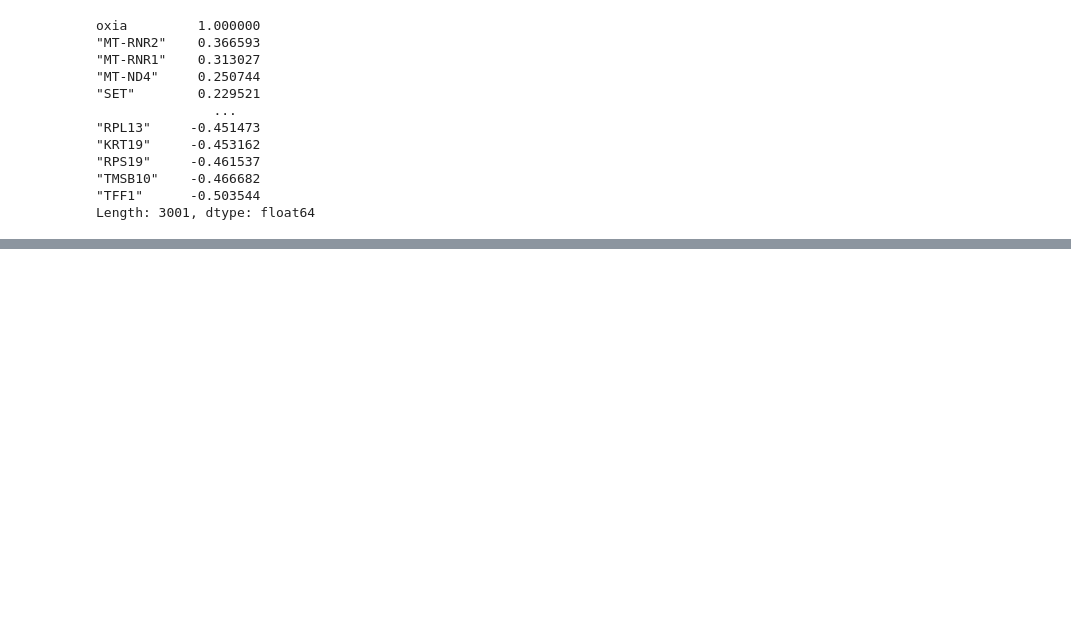
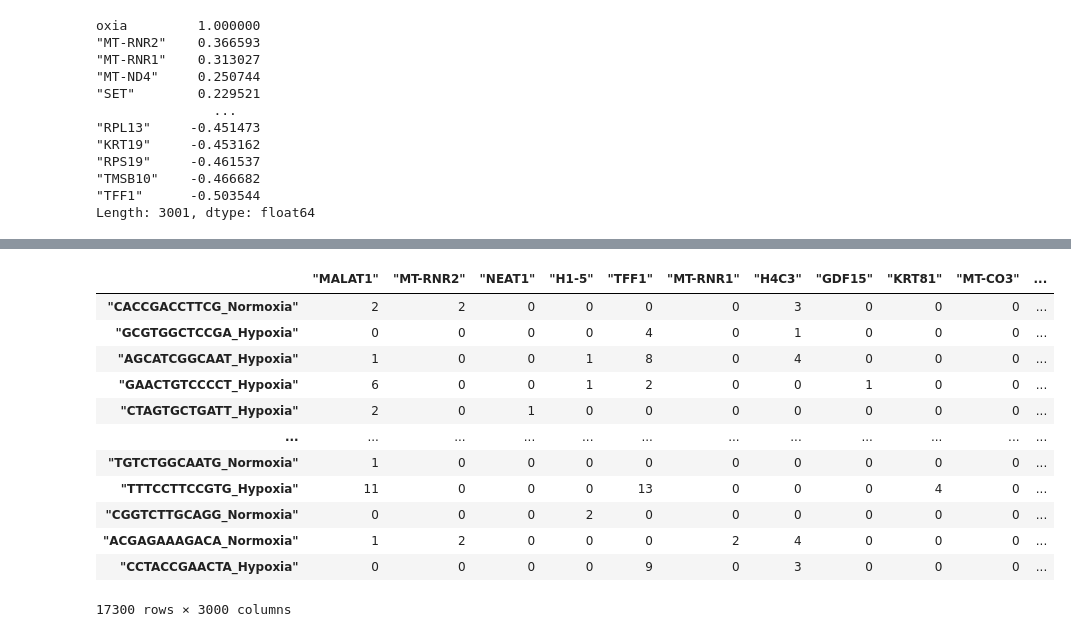
Before and after one commit to MauriceCC04/AI-Lab, a Jupyter notebook: supervised mcf7.ipynb, the cells around one changed output, grey strips where cells are left out. Cells and saved outputs as stored; diff of their text form; code cells hidden in the pictures; blank space fills up the shorter version.

```diff
--- a/supervised mcf7.ipynb
+++ b/supervised mcf7.ipynb
@@ -190,0 +80,5 @@ df_normoxic_transposed
+# %%
+#now to the data
+#transpose the data
+df = df.T
+df
@@ -190,0 +107,5 @@ df_normoxic_transposed
+# %%
+#now we need to split the data into training and testing data
+#remove the oxia row and store it in a variable
+y = df['oxia']
+X = df.drop('oxia', axis=1)
@@ -190,0 +143,22 @@ df_normoxic_transposed
+# %%
+import sklearn
+from sklearn.model_selection import train_test_split
+#split the data into training and testing data
+X_train, X_test, y_train, y_test = train_test_split(X, y, test_size=0.2, random_state=42)
+#lets see how they split
+# %%
+X_train
+# %% [output]
+|  | "MALAT1" | "MT-RNR2" | "NEAT1" | "H1-5" | "TFF1" | "MT-RNR1" | "H4C3" | "GDF15" | "KRT81" | "MT-CO3" | ... |
+| "CACCGACCTTCG_Normoxia" | 2 | 2 | 0 | 0 | 0 | 0 | 3 | 0 | 0 | 0 | ... |
+| "GCGTGGCTCCGA_Hypoxia" | 0 | 0 | 0 | 0 | 4 | 0 | 1 | 0 | 0 | 0 | ... |
+| "AGCATCGGCAAT_Hypoxia" | 1 | 0 | 0 | 1 | 8 | 0 | 4 | 0 | 0 | 0 | ... |
+| "GAACTGTCCCCT_Hypoxia" | 6 | 0 | 0 | 1 | 2 | 0 | 0 | 1 | 0 | 0 | ... |
+| "CTAGTGCTGATT_Hypoxia" | 2 | 0 | 1 | 0 | 0 | 0 | 0 | 0 | 0 | 0 | ... |
+| ... | ... | ... | ... | ... | ... | ... | ... | ... | ... | ... | ... |
+| "TGTCTGGCAATG_Normoxia" | 1 | 0 | 0 | 0 | 0 | 0 | 0 | 0 | 0 | 0 | ... |
+| "TTTCCTTCCGTG_Hypoxia" | 11 | 0 | 0 | 0 | 13 | 0 | 0 | 0 | 4 | 0 | ... |
+| "CGGTCTTGCAGG_Normoxia" | 0 | 0 | 0 | 2 | 0 | 0 | 0 | 0 | 0 | 0 | ... |
+| "ACGAGAAAGACA_Normoxia" | 1 | 2 | 0 | 0 | 0 | 2 | 4 | 0 | 0 | 0 | ... |
+| "CCTACCGAACTA_Hypoxia" | 0 | 0 | 0 | 0 | 9 | 0 | 3 | 0 | 0 | 0 | ... |
+17300 rows × 3000 columns
```
Also changed, not shown: parts of 17 cells of this notebook.
